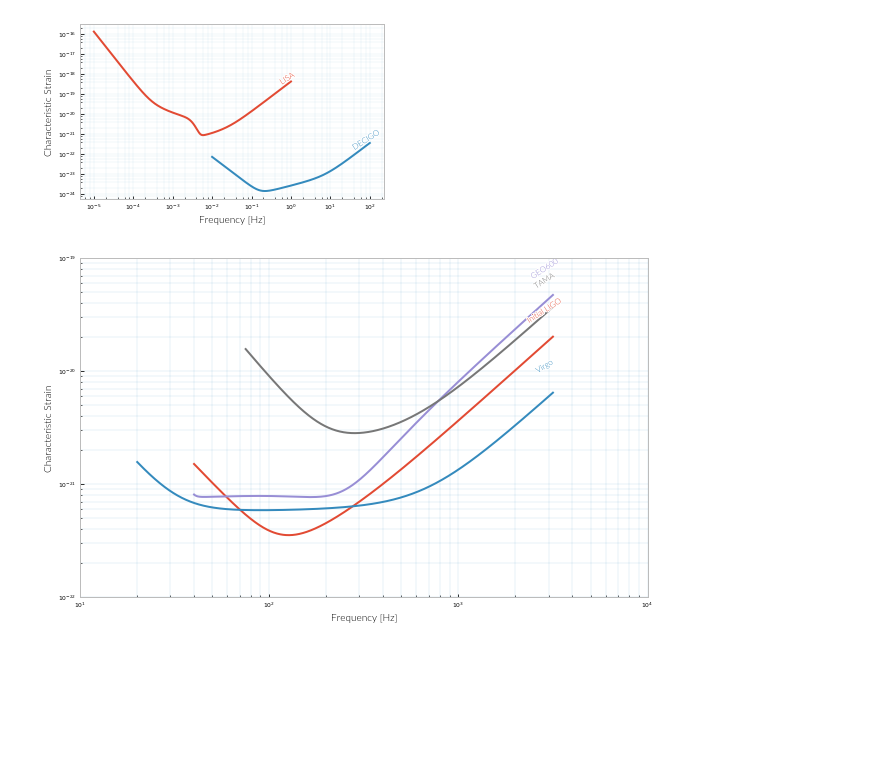
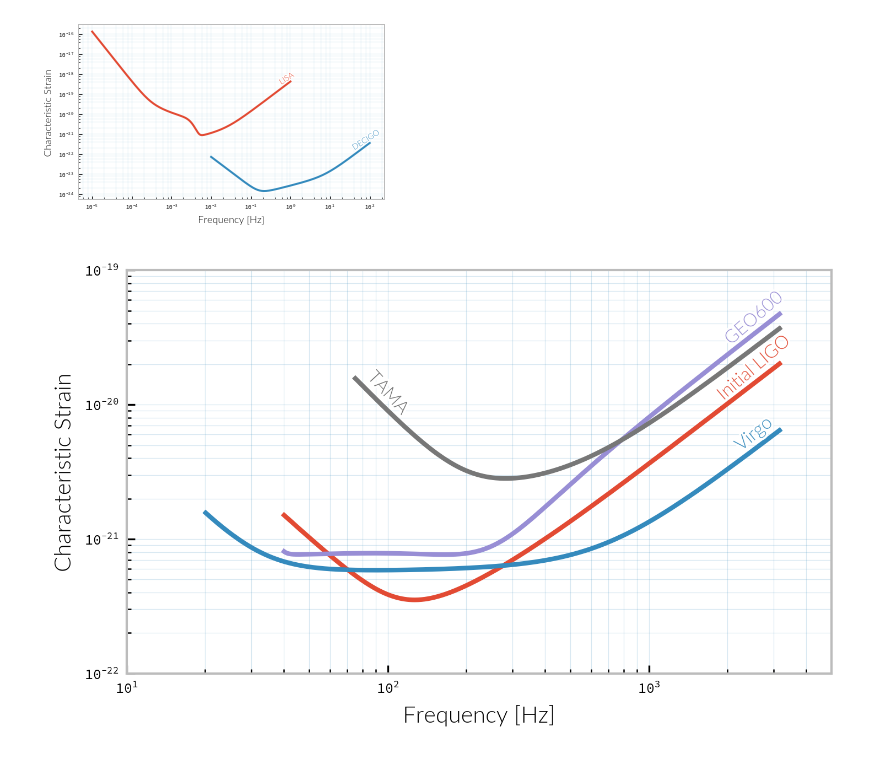
Before and after one commit to transientlunatic/IMGWDA, a Jupyter notebook: notebooks/intro/sensitivity-curves.ipynb, the cells around one changed output. Cells and saved outputs as stored; diff of their text form; code cells hidden in the pictures; blank space fills up the shorter version.

Commit message:
Added introduction notebooks.

```diff
--- a/notebooks/intro/sensitivity-curves.ipynb
+++ b/notebooks/intro/sensitivity-curves.ipynb
@@ -117,21 +137,23 @@ fig.savefig("{}/intro/space-asd.{}".format(fig_dir, fig_ext), dpi=300)
 # %%
 iligo = ifo.InitialLIGO(frequencies=np.logspace(1,3.5,1000)*u.hertz)
 virgo = ifo.Virgo(frequencies=np.logspace(1,3.5,1000)*u.hertz)
 geo = ifo.GEO(frequencies=np.logspace(1,3.5,1000)*u.hertz)
 tama = ifo.TAMA(frequencies=np.logspace(1,3.5,1000)*u.hertz)
 
-fig, ax = plt.subplots(1,1, figsize=figsize)
+fig, ax = plt.subplots(1,1, dpi = 300)
 iligo.plot(ax)
 virgo.plot(ax)
 geo.plot(ax)
-tama.plot(ax)
 
-ax.set_xlim([1e1, 1e4]);
+tama_line = tama.plot(ax)[0]
+
+ax.set_xlim([1e1, 5e3]);
 ax.set_ylim([1e-22, 1e-19]);
 fig.tight_layout()
-thesis.labelLines(fig.gca().get_lines(), fontsize=8)
+thesis.labelLines(fig.gca().get_lines()[:-1], fontsize=8, yshift = 1.3, alpha=0.9)
+thesis.labelLine(tama_line, label="TAMA", x=100, yshift=1.35, fontsize=8)
 fig = thesis.thesisify(fig);
 
-fig.savefig("{}/first-gen-asd.{}".format(fig_dir, fig_ext))
+fig.savefig("{}/intro/first-gen-asd.{}".format(fig_dir, fig_ext))
 # %% [output]
-[figure, old version]
+[figure, new version]
```
Also changed, not shown: parts of 3 cells of this notebook, 5 other files.
